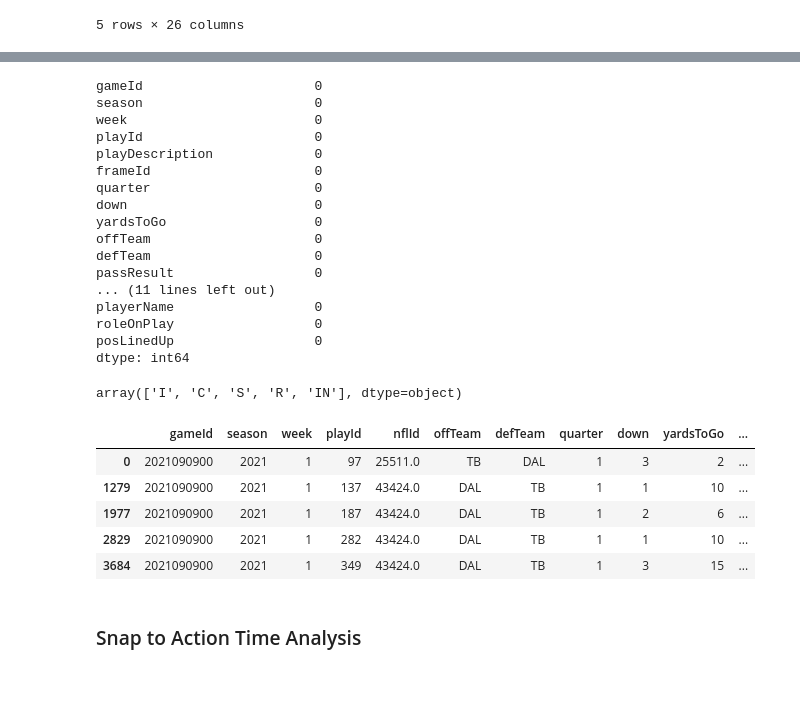
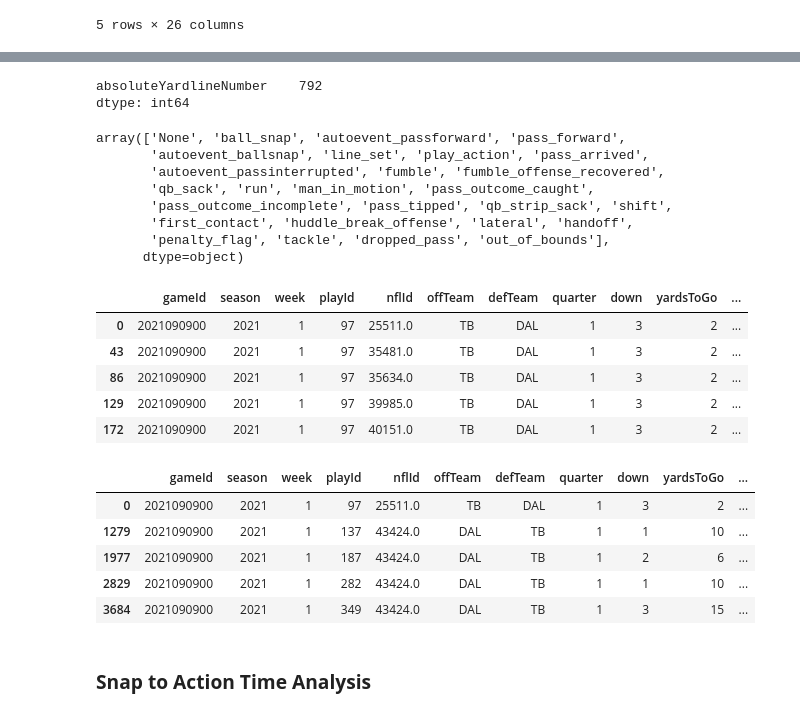
Before and after one commit to SolB77/2023-NFL-Big-Data-Bowl, a Jupyter notebook: Code/offensive_eda.ipynb, the cells around one changed output, grey strips where cells are left out. Saved outputs shown, nothing was run; the diff lists cells and outputs as text; code cells hidden in the pictures; blank space fills up the shorter version.

```diff
--- a/Code/offensive_eda.ipynb
+++ b/Code/offensive_eda.ipynb
@@ -21,28 +21,28 @@ tracking_df_list = ["../Data/tracking/week1.csv", "../Data/tracking/week2.csv",
 "../Data/tracking/week5.csv", "../Data/tracking/week6.csv", "../Data/tracking/week7.csv", "../Data/tracking/week8.csv"]
 tracking_df = pd.concat(map(pd.read_csv, tracking_df_list))
 # %%
-#Get main tracking data
+#Get the main frame-level tracking df
 coi = ['gameId', 'season', 'week', 'playId',
        'playDescription',  'frameId', 'quarter', 'down', 'yardsToGo',
        'possessionTeam', 'defensiveTeam', 'passResult', 'prePenaltyPlayResult',
        'absoluteYardlineNumber', 'dropBackType', 'pff_playAction', 'nflId', 'time', 'team',
        'x', 'y', 'event', 'officialPosition', 'displayName','pff_role','pff_positionLinedUp']
 
-gptp_df = (games_df.merge(plays_df, on='gameId', how='left')
+frame_df = (games_df.merge(plays_df, on='gameId', how='left')
                 .merge(tracking_df, on=['gameId','playId'], how='left')
                 .merge(players_df, on= 'nflId', how='left')
                 .merge(scouting_df, on=['gameId','playId','nflId']))[coi]
 
-gptp_df = gptp_df.rename(columns={'defensiveTeam':'defTeam', 'possessionTeam':'offTeam', 'pff_playAction':'playAction',
+frame_df = frame_df.rename(columns={'defensiveTeam':'defTeam', 'possessionTeam':'offTeam', 'pff_playAction':'playAction',
 'officialPosition':'position', 'displayName':'playerName', 'pff_role':'roleOnPlay', 'pff_positionLinedUp':'posLinedUp'})
 
 # Convert up dt_time column to time
-gptp_df['time'] = pd.to_datetime(gptp_df['time'])
+frame_df['time'] = pd.to_datetime(frame_df['time'])
 
 # Replace n/a dropBackType
-gptp_df = gptp_df.fillna(value={'dropBackType': 'none'})
+frame_df = frame_df.fillna(value={'dropBackType': 'none'})
 
-gptp_df.head()
+frame_df.head()
 # %% [output]
 |  | gameId | season | week | playId | playDescription | frameId | quarter | down | yardsToGo | offTeam | ... |
 | 0 | 2021090900 | 2021 | 1 | 97 | (13:33) (Shotgun) T.Brady pass in... | 1 | 1 | 3 | 2 | TB | ... |
@@ -54,45 +61,47 @@ gptp_df.head()
 # %%
 # Check for na data
-if sum(gptp_df.isna().sum().values) != 0:
-    print(gptp_df.isna().sum())
+if sum(frame_df.isna().sum().values) != 0:
+    print(frame_df.isna().sum().loc[lambda x: x > 0])
 # %% [output]
-gameId                      0
-season                      0
-week                        0
-playId                      0
-playDescription             0
-frameId                     0
-quarter                     0
-down                        0
-yardsToGo                   0
-offTeam                     0
-defTeam                     0
-passResult                  0
-... (11 lines left out)
-playerName                  0
-roleOnPlay                  0
-posLinedUp                  0
+absoluteYardlineNumber    792
 dtype: int64
 # %%
-gptp_df['passResult'].unique()
+# Exploratory checks for unique values for different columns
+frame_df['event'].unique()
 # Potential snap events: ['ball_snap', 'autoevent_ballsnap']
-# Potential action events: ['pass_forward', 'autoevent_passforward', 'autoevent_passinterrupted', 'qb_sack', 'fumble', 'run', 'qb_strip_sack', 'lateral', 'handoff']
+# Potential action events: ['pass_forward', 'autoevent_passforward', 'qb_sack', 'fumble', 'run', 'qb_strip_sack', 'lateral', 'handoff', 'tackle']
 # Potential drop back types: ['TRADITIONAL', 'SCRAMBLE_ROLLOUT_RIGHT', 'DESIGNED_ROLLOUT_RIGHT', 'nan', 'SCRAMBLE', 'DESIGNED_ROLLOUT_LEFT', 'UNKNOWN', 'DESIGNED_RUN', 'SCRAMBLE_ROLLOUT_LEFT']
 # %% [output]
-array(['I', 'C', 'S', 'R', 'IN'], dtype=object)
+array(['None', 'ball_snap', 'autoevent_passforward', 'pass_forward',
+       'autoevent_ballsnap', 'line_set', 'play_action', 'pass_arrived',
+       'autoevent_passinterrupted', 'fumble', 'fumble_offense_recovered',
+       'qb_sack', 'run', 'man_in_motion', 'pass_outcome_caught',
+       'pass_outcome_incomplete', 'pass_tipped', 'qb_strip_sack', 'shift',
+       'first_contact', 'huddle_break_offense', 'lateral', 'handoff',
+       'penalty_flag', 'tackle', 'dropped_pass', 'out_of_bounds'],
+      dtype=object)
 # %%
-coi = ['gameId', 'season', 'week', 'playId', 'nflId', 'offTeam', 'defTeam', 'quarter', 'down', 'yardsToGo', 'passResult', 'prePenaltyPlayResult', 'playerName', 'position']
-player_result_df = gptp_df.query("frameId == 1")[coi]
-player_result_df.head()
-
-qb_result_df = gptp_df.query("(position == 'QB') and (frameId == 1)")[coi]
-qb_result_df.head()
+# Get the player-level general stats df (by selecting the first frame from each play)
+coi = ['gameId', 'season', 'week', 'playId', 'nflId', 'offTeam', 'defTeam', 'quarter', 'down', 'yardsToGo', 'passResult', 'prePenaltyPlayResult', 'playerName', 'position', 'roleOnPlay']
+player_gen_stat_df = frame_df.query("frameId == 1")[coi]
+player_gen_stat_df.head()
 # %% [output]
 |  | gameId | season | week | playId | nflId | offTeam | defTeam | quarter | down | yardsToGo | ... |
 | 0 | 2021090900 | 2021 | 1 | 97 | 25511.0 | TB | DAL | 1 | 3 | 2 | ... |
-| 1279 | 2021090900 | 2021 | 1 | 137 | 43424.0 | DAL | TB | 1 | 1 | 10 | ... |
-| 1977 | 2021090900 | 2021 | 1 | 187 | 43424.0 | DAL | TB | 1 | 2 | 6 | ... |
-| 2829 | 2021090900 | 2021 | 1 | 282 | 43424.0 | DAL | TB | 1 | 1 | 10 | ... |
-| 3684 | 2021090900 | 2021 | 1 | 349 | 43424.0 | DAL | TB | 1 | 3 | 15 | ... |
+| 43 | 2021090900 | 2021 | 1 | 97 | 35481.0 | TB | DAL | 1 | 3 | 2 | ... |
+| 86 | 2021090900 | 2021 | 1 | 97 | 35634.0 | TB | DAL | 1 | 3 | 2 | ... |
+| 129 | 2021090900 | 2021 | 1 | 97 | 39985.0 | TB | DAL | 1 | 3 | 2 | ... |
+| 172 | 2021090900 | 2021 | 1 | 97 | 40151.0 | TB | DAL | 1 | 3 | 2 | ... |
+# %%
+# Get the play-level general stats df (by selecting the first frame and arbitrarily the QB on each play)
+play_gen_stat_df = frame_df.query("(roleOnPlay == 'Pass') and (position == 'QB') and (frameId == 1)")[coi]
+play_gen_stat_df.head()
+# %% [output]
+|  | gameId | season | week | playId | nflId | offTeam | defTeam | quarter | down | yardsToGo | ... |
+| 0 | 2021090900 | 2021 | 1 | 97 | 25511.0 | TB | DAL | 1 | 3 | 2 | ... |
+| 1279 | 2021090900 | 2021 | 1 | 137 | 43424.0 | DAL | TB | 1 | 1 | 10 | ... |
+| 1977 | 2021090900 | 2021 | 1 | 187 | 43424.0 | DAL | TB | 1 | 2 | 6 | ... |
+| 2829 | 2021090900 | 2021 | 1 | 282 | 43424.0 | DAL | TB | 1 | 1 | 10 | ... |
+| 3684 | 2021090900 | 2021 | 1 | 349 | 43424.0 | DAL | TB | 1 | 3 | 15 | ... |
 # %% [markdown]
-### Snap to Action Time Analysis
+### **Snap to Action Time Analysis**
```
Also changed, not shown: parts of 15 cells of this notebook.
